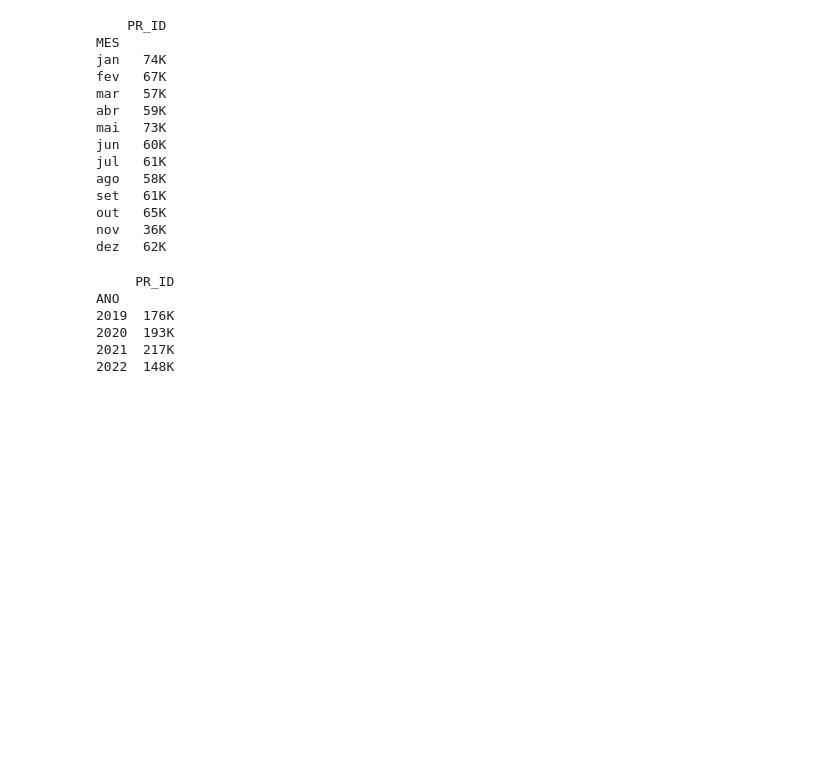
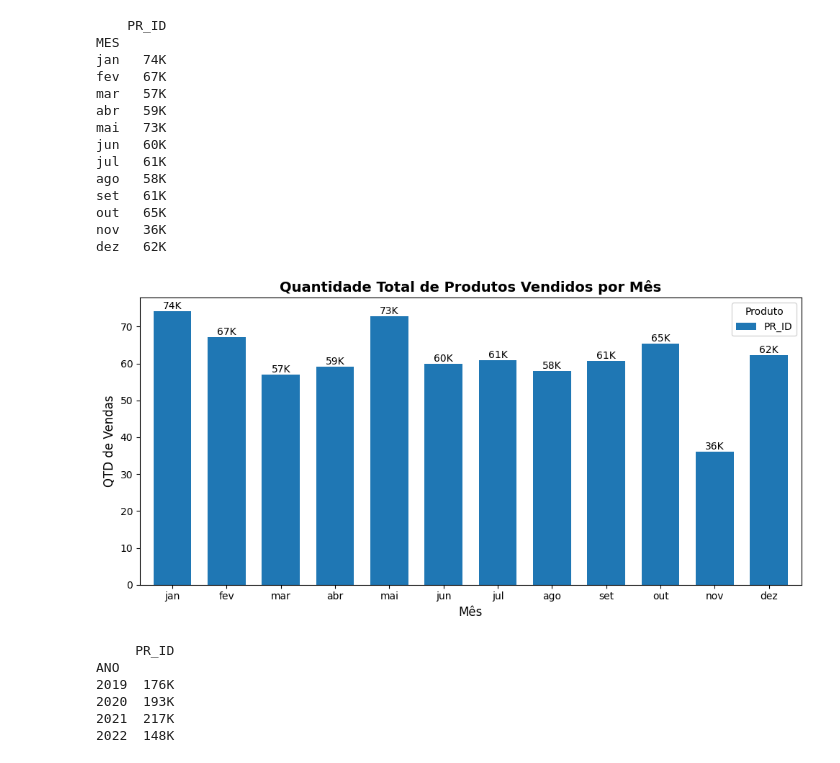
Before and after one commit to RenataFernandes-jpg/https---github.com-RenataFernandes-jpg-Miniprojeto_RenataFernandes_T2, a Jupyter notebook: Notebook/Projeto Varejo.ipynb, the cells around one changed output. Saved outputs shown, nothing was run; the diff lists cells and outputs as text; code cells hidden in the pictures; blank space fills up the shorter version.

Commit message:
Grafico_v3

```diff
--- a/Notebook/Projeto Varejo.ipynb
+++ b/Notebook/Projeto Varejo.ipynb
@@ -224,8 +264,13 @@ plt.show()
 # %%
-#acrescenta coluna mês e ano
+#acrescenta coluna mês, ano e estado civil
 
 df_var2['MES'] = df_var2['DATA_MOD'].dt.strftime('%b')
 df_var2['ANO'] = df_var2['DATA_MOD'].dt.year
+
+dados_estadciv = {'CL_EC': [1, 2, 3, 4, 5], 'Estado_Civil': ["Casado ou união estável", "Divorciado", "Separado", "Solteiro", "Viúvo"]}
+tabela_estciv = pd.DataFrame(dados_estadciv)
+
+df_var2 =  pd.merge(df_var2, tabela_estciv[['CL_EC', 'Estado_Civil']], on='CL_EC', how='left')
 #print(df_var2.head())
 # %%
 #Analise de qtd de produtos vendidos por mês
@@ -258,6 +303,27 @@ set   61K
 out   65K
 nov   36K
 dez   62K
+# %%
+#Gráfico de barras para a distribuição de vendas de produtos por mês
+fig, ax = plt.subplots(figsize=(10, 5))
+
+grafico = QTD_VEN.plot(kind='bar',ax=ax, stacked=True, width=0.7)
+
+
+ax.set_title('Quantidade Total de Produtos Vendidos por Mês', fontsize=14, fontweight='bold')
+ax.set_xlabel('Mês', fontsize=12)
+ax.set_ylabel('QTD de Vendas', fontsize=12)
+
+ax.bar_label(ax.containers[0], label_type="edge", color='black', fmt='{:.0f}K')
+if len(ax.containers) > 1:
+    ax.bar_label(ax.containers[1], label_type="edge", color='black', fmt='{:.0f}K')
+
+plt.xticks(rotation=0)
+plt.legend(title='Produto')
+plt.tight_layout()
+plt.show()
+# %% [output]
+[figure, added]
 # %%
 #Analise de qtd de produtos vendidos ao longo dos anos
 QTD_VEN_2 = pd.pivot_table(
```
Also changed, not shown: parts of 8 cells of this notebook.
